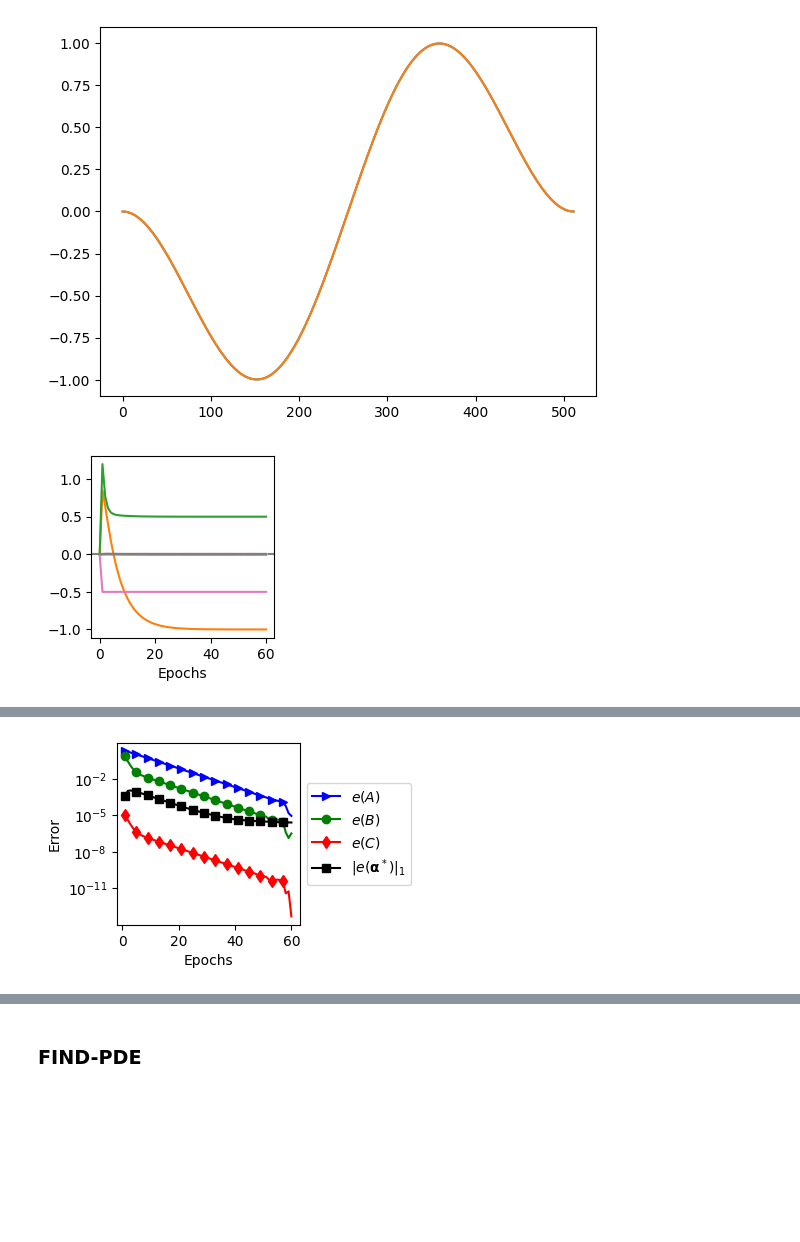
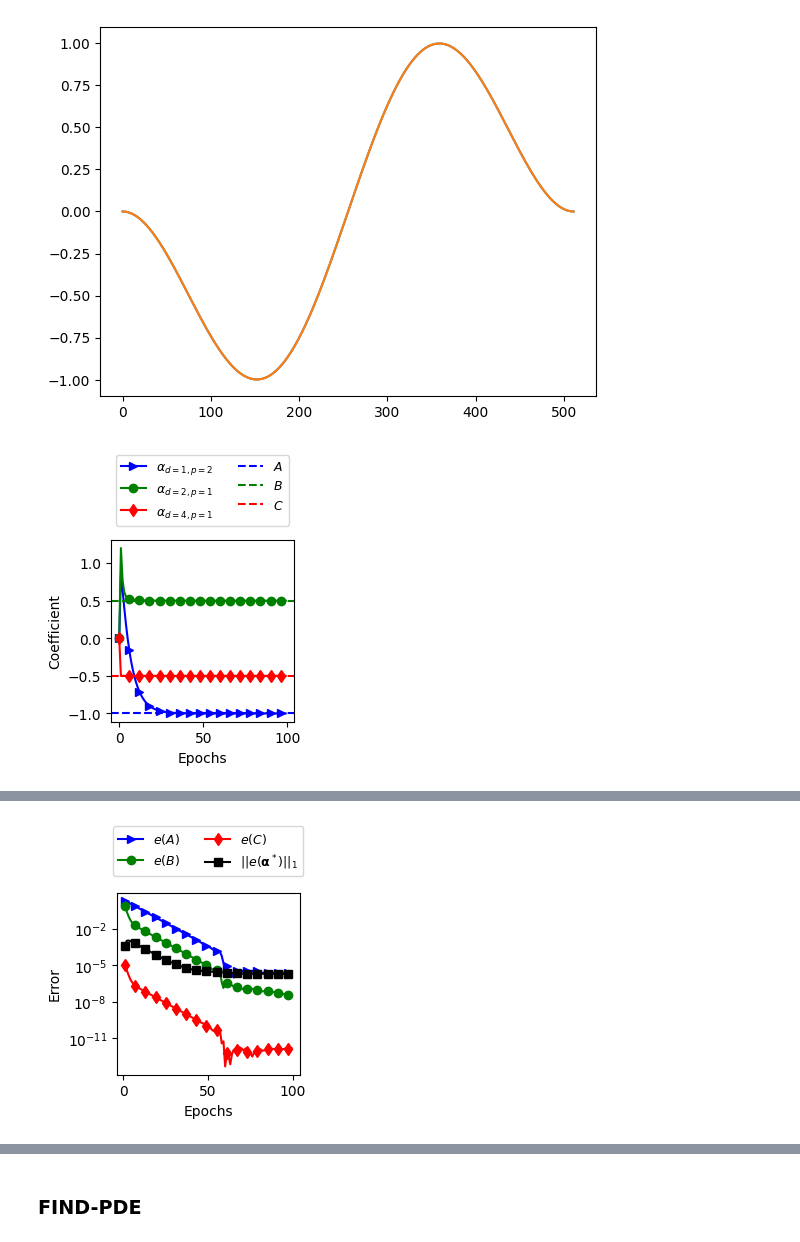
Before and after one commit to mohsensadr/DiscoverPDEAdjoint, a Jupyter notebook: Adjoint_General_nd.ipynb, the cells around one changed output, grey strips where cells are left out. Drawn from its saved outputs; the diff is of its cells as text; code cells hidden in the pictures; blank space fills up the shorter version.

```diff
--- a/Adjoint_General_nd.ipynb
+++ b/Adjoint_General_nd.ipynb
@@ -214,10 +54,0 @@ $\displaystyle \frac{d}{d t} λ_{1} = - 2 f^{*}_{1} - 3 f_{1}^{2} α_{13} \frac{
-# %%
-ds = [[0,1], [1,0]]
-ps = [[1], [2]]
-Eqs = forward_symb(ds, ps)
-Adjoint_Eqs = adjoint_eq_symb(ds, ps)
-
-print('Forward Model:')
-display(Eqs[0])
-print('Adjoint Equation:')
-display(Adjoint_Eqs[0])
@@ -356,12 +163,12 @@ def heat_equation(D_m, f0_m, dx_m, dt_m, Nt_m):
     return f_m
 
 L = 1.0  # Length of the domain
-Nx = 100  # Number of spatial grid points
+Nx = 1000  # Number of spatial grid points
 D_ex = -1.0  # Thermal diffusivity
 
 dx = L/Nx
 dt = dt_cfl(dx, D_ex)
-Nt = 100
+Nt = 1000
 T = dt*Nt
 
 # Initial condition
@@ -378,5 +185,4 @@ print(x.shape)
 print(f0.shape)
 print(fs.shape)
 plt.plot(f0[0])
-plt.show()
 # %% [output]
@@ -911,14 +655,14 @@ B_ex = 0.5
 C_ex = -0.5
 
 dx = L/Nx
-dt = dt_cfl(dx, D_ex)
+dt = dt_cfl(dx, C_ex)
 Nt = 128
 T = dt*Nt
 
 # Initial condition
 x =  np.linspace(0, L, Nx)
 f0 = 5.*np.sin(2.* np.pi * x)*x*(x-L)
-fs = Kuramoto_Sivashinsky_equation(A_ex, B_ex, D_ex, f0, dx, dt, Nt) #*np.random.normal(0.,0.001,(Nt,Nx)) # (Nt, Nx)
+fs = Kuramoto_Sivashinsky_equation(A_ex, B_ex, C_ex, f0, dx, dt, Nt) #*np.random.normal(0.,0.001,(Nt,Nx)) # (Nt, Nx)
 
 dx = np.array([dx])
 x = np.array([x])
@@ -937,7 +681,8 @@ plt.plot(fs[0,-1,:])
 [<matplotlib.lines.Line2D at 0x...>]
 [figure]
 # %%
-tol = 1e-6
+problem = "Kuramoto_Sivashinsky"
+tol = 1e-10
 start_time = time.time()
 numPDE = fs.shape[0]
 
@@ -953,7 +698,7 @@ learning_rates = np.ones((numPDE, len(ds),len(ps)))
 for i, d in enumerate(ds):
     for j, p in enumerate(ps):
         learning_rates[:,i,j] = beta * ( min(dx)**(sum(d)-D) )
-epochs = 200
+epochs = 100
 estimated_params = np.zeros((epochs+1, numPDE, len(ds),len(ps)))
 estimated_params[0,:] = params
 
@@ -993,15 +738,32 @@ eps = [i for i in range(epochs)]
 
 estimated_params = estimated_params[:epochs,:]
 
-for i_pde in range(numPDE):
-    plt.figure(figsize=(size*cm, size*cm))
-    for id in range(len(ds)):
-        for ip in range(len(ps)):
-            plt.plot(estimated_params[:,i_pde,id,ip], label=r"$α_{"+str(i_pde)+","+str(id)+","+str(ip)+"}$")
-    #for j in range(len(coef[i_pde,:])):
-    #    plt.axhline(coef[i_pde,j], linestyle = "--")
-    plt.axhline(0,    color="grey", linestyle = "-.")
-    plt.xlabel('Epochs')
+i_pde = 0
+
+plt.figure(figsize=(size*cm, size*cm))
+for id, d in enumerate(ds):
+    for ip, p in enumerate(ps):
+        if d[0]==1 and p[0]==2:
+            plt.plot(estimated_params[:,i_pde,id,ip], label=r"$α_{d="+str(d[0])+", p="+str(p[0])+"}$", color="blue", marker=">", markevery=6)
+
+for id, d in enumerate(ds):
+    for ip, p in enumerate(ps):
+        if d[0]==2 and p[0]==1:
+            plt.plot(estimated_params[:,i_pde,id,ip], label=r"$α_{d="+str(d[0])+", p="+str(p[0])+"}$", color="green", marker="o", markevery=6)
+
+for id, d in enumerate(ds):
+    for ip, p in enumerate(ps):
+        if d[0]==4 and p[0]==1:
+            plt.plot(estimated_params[:,i_pde,id,ip], label=r"$α_{d="+str(d[0])+", p="+str(p[0])+"}$", color="red", marker="d", markevery=6)
+
+plt.axhline(A_ex, color="blue", linestyle = "--", label=r"$A$")
+plt.axhline(B_ex, color="green", linestyle = "--", label=r"$B$")
+plt.axhline(C_ex, color="red", linestyle = "--", label=r"$C$")
+plt.ylabel('Coefficient')
+plt.xlabel('Epochs')
+plt.legend(loc='upper center', bbox_to_anchor=(0.5, 1.5), ncol=2, fontsize=9)
+name = problem + "_" + "coeffconv"
+plt.savefig(name+".pdf",format='pdf', bbox_inches="tight", dpi=300)
 plt.show()
 
 end_time = time.time()
@@ -1012,39 +774,39 @@ err_other = np.zeros_like(estimated_params[:,0,0,0])
 count = 0
 for id, d in enumerate(ds):
     for ip, p in enumerate(ps):
         if not (  (d[0]==4 and p[0]==1) or
                   (d[0]==2 and p[0]==1) or
                   (d[0]==1 and p[0]==2)    ):
             err_other += abs(estimated_params[:,i_pde,id,ip])
             count += 1
 
-problem = "Kuramoto_Sivashinsky"
+
 ## coeff of u
 i_pde = 0
 plt.figure(figsize=(size*cm, size*cm))
 for id, d in enumerate(ds):
     for ip, p in enumerate(ps):
         if d[0]==1 and p[0]==2:
             plt.plot(eps[1:], abs(estimated_params[1:,i_pde,id,ip]-A_ex),
-                     label=r"$e(A)$", marker=">", markevery=4, color="blue")
+                     label=r"$e(A)$", marker=">", markevery=6, color="blue")
 for id, d in enumerate(ds):
     for ip, p in enumerate(ps):
         if d[0]==2 and p[0]==1:
             plt.plot(eps[1:], abs(estimated_params[1:,i_pde,id,ip]-B_ex),
-                     label=r"$e(B)$", marker="o", markevery=4, color="green")
+                     label=r"$e(B)$", marker="o", markevery=6, color="green")
 for id, d in enumerate(ds):
     for ip, p in enumerate(ps):
         if d[0]==4 and p[0]==1:
-            plt.plot(eps[1:], abs(estimated_params[1:,i_pde,id,ip]-D_ex),
-                     label=r"$e(C)$", marker="d", markevery=4, color="red")
-plt.plot(eps[1:], err_other[1:]/count, marker="s", markevery=4, color="black", label=r"$|e(\mathbf{\alpha}^*)|_1$")
+            plt.plot(eps[1:], abs(estimated_params[1:,i_pde,id,ip]-C_ex),
+                     label=r"$e(C)$", marker="d", markevery=6, color="red")
+plt.plot(eps[1:], err_other[1:]/count, marker="s", markevery=6, color="black", label=r"$||e(\mathbf{\alpha}^*)||_1$")
 plt.yscale('log')
 plt.ylabel(r'Error')
 plt.xlabel('Epochs')
-plt.legend(loc='center left', bbox_to_anchor=(1, 0.5))
+plt.legend(loc='upper center', bbox_to_anchor=(0.5, 1.4), ncol=2, fontsize=9)
 name = problem + "_" + "coeff"
 plt.savefig(name+".pdf",format='pdf', bbox_inches="tight", dpi=300)
 
-print("total number of terms: "+str(2*len(ds)*len(ps)))
+print("total number of terms: "+str(numPDE*len(ds)*len(ps)))
 # %% [output]
-[figure, old version]
+[figure, new version]
@@ -1053 +815 @@ total number of terms: 16
-[figure, old version]
+[figure, new version]
```
Also changed, not shown: parts of 22 cells of this notebook.
